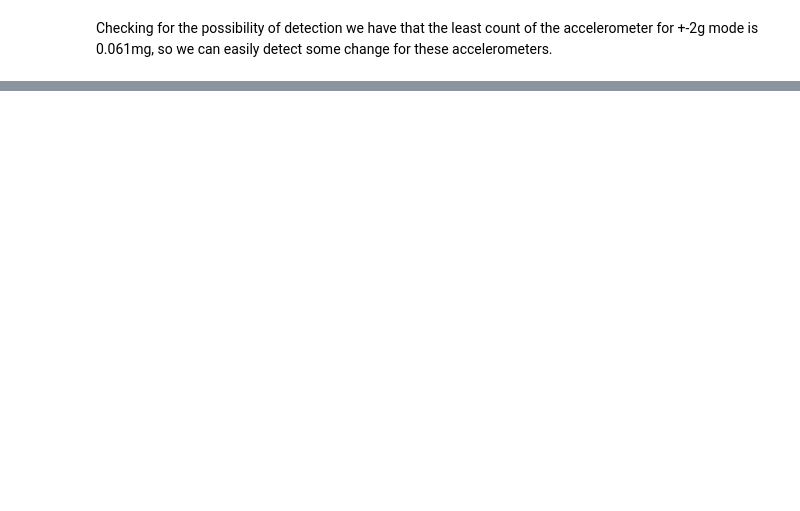
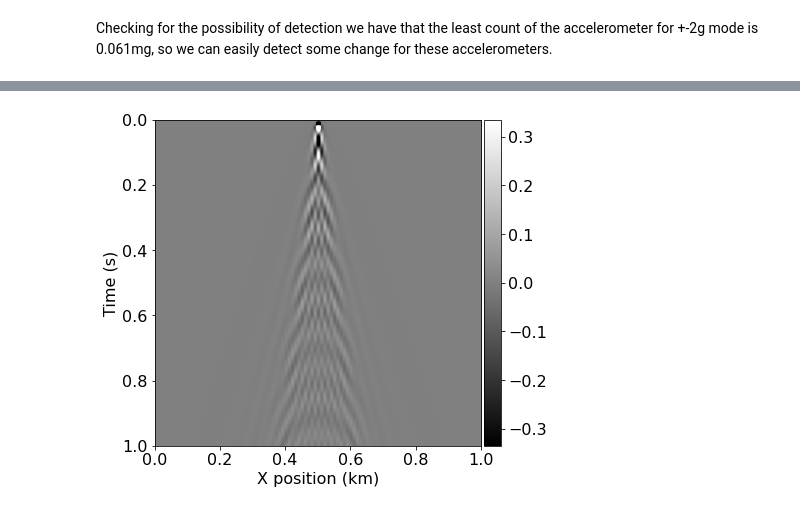
Before and after one commit to AnmolHarshana/GLEE_Simulations_Seismology, a Jupyter notebook: GLEE_simulation_boundary _conditions.ipynb, the cells around one changed output, grey strips where cells are left out. Cells and saved outputs as stored; diff of their text form; code cells hidden in the pictures; blank space fills up the shorter version.

```diff
--- a/GLEE_simulation_boundary _conditions.ipynb
+++ b/GLEE_simulation_boundary _conditions.ipynb
@@ -296,0 +304,6 @@ Checking for the possibility of detection we have that the least count of the ac
+# %%
+from examples.seismic import plot_shotrecord
+
+plot_shotrecord(rec.data[:000,:], model, t0, tn)
+# %% [output]
+[figure, added]
```
Also changed, not shown: parts of 8 cells of this notebook.
